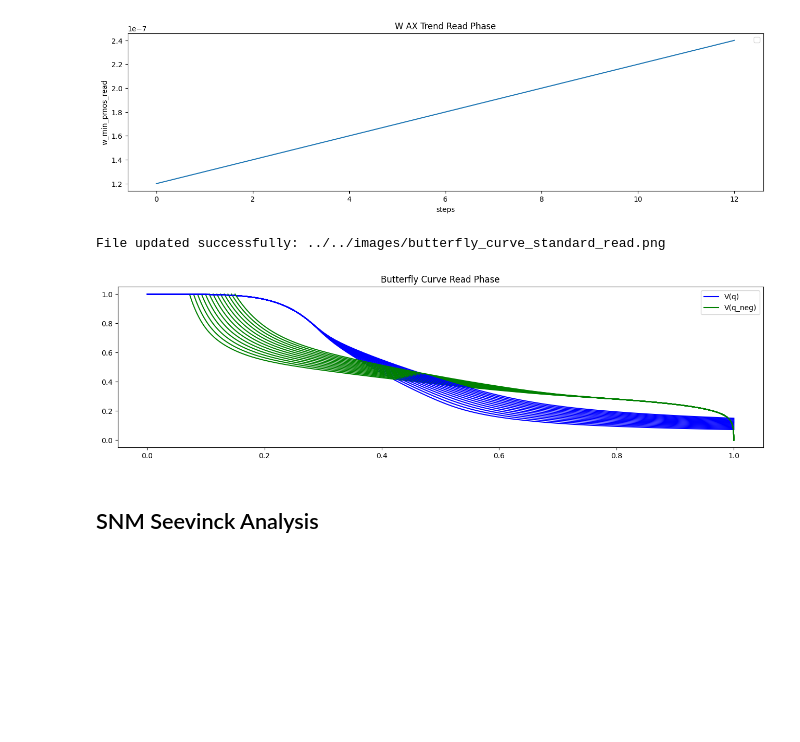
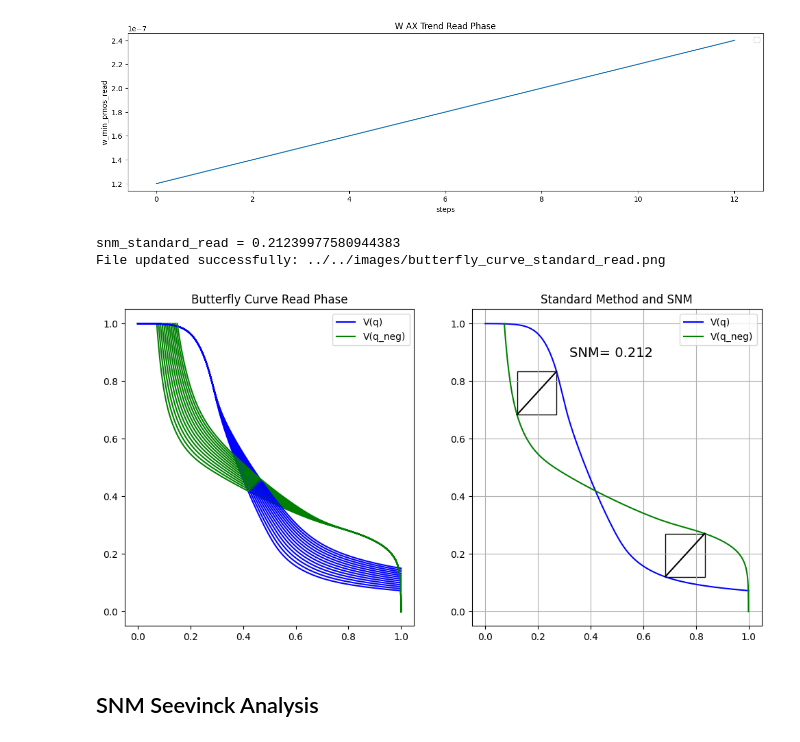
Before and after one commit to gubbriaco/sram-analysis, a Jupyter notebook: python/drv-analysis/drv_analysis.ipynb, the cells around one changed output. Cells and saved outputs as stored; diff of their text form; code cells hidden in the pictures; blank space fills up the shorter version.

Commit message:
seevinck snm processing algorithm design

```diff
--- a/python/drv-analysis/drv_analysis.ipynb
+++ b/python/drv-analysis/drv_analysis.ipynb
@@ -208,19 +210,33 @@ w_ax_standard_read = [1.2e-07, 1.3e-07, 1.4e-07, 1.5e-07, 1.6e-07, 1.7e-07, 1.8e
 File updated successfully: ../../images/w_ax_standard_read.png
 [figure]
 # %%
-plt.figure(figsize=(16, 4))
+fig, axs = plt.subplots(1, 2, figsize=(12, 6))
+x_vq_standard_read = []
+vq_standard_read = []
+x_vqneg_standard_read = []
+vqneg_standard_read = []
 for step in range(len(steps)):
-    plt.plot(vsweep_standard_read.get_wave(step), v_q_standard_read.get_wave(step), label=steps[step], color='blue')
-    plt.plot(v_q_standard_read.get_wave(step), vsweep_standard_read.get_wave(step), label=steps[step], color='green')
-plt.title("Butterfly Curve Read Phase")
-plt.legend(["V(q)", "V(q_neg)"])
+    x_vq_standard_read.append(vsweep_standard_read.get_wave(step))
+    vq_standard_read.append(v_q_standard_read.get_wave(step))
+    x_vqneg_standard_read.append(v_q_standard_read.get_wave(step))
+    vqneg_standard_read.append(vsweep_standard_read.get_wave(step))
+    axs[0].plot(vsweep_standard_read.get_wave(step), v_q_standard_read.get_wave(step), label=steps[step], color='blue')
+    axs[0].plot(v_q_standard_read.get_wave(step), vsweep_standard_read.get_wave(step), label=steps[step], color='green')
+axs[0].set_title("Butterfly Curve Read Phase")
+axs[0].legend(["V(q)", "V(q_neg)"])
+
+w_ax_pick_pos_standard_read = 0
+snm_standard_read = standard_processing(x_vq=x_vq_standard_read[w_ax_pick_pos_standard_read], vq=vq_standard_read[w_ax_pick_pos_standard_read], x_vqneg=x_vqneg_standard_read[w_ax_pick_pos_standard_read], vqneg=vqneg_standard_read[w_ax_pick_pos_standard_read], ax=axs[1])
+print(f'snm_standard_read = {snm_standard_read}')
+
 butterfly_curve_standard_read_path_image = os.path.join(images, "butterfly_curve_standard_read.png")
 check_output_image(butterfly_curve_standard_read_path_image)
 plt.savefig(butterfly_curve_standard_read_path_image)
 plt.show()
 # %% [output]
+snm_standard_read = 0.21239977580944383
 File updated successfully: ../../images/butterfly_curve_standard_read.png
-[figure, old version]
+[figure, new version]
 # %% [markdown]
 <h2>SNM Seevinck Analysis</h2>
 # %% [markdown]
```
Also changed, not shown: parts of 4 cells of this notebook, 11 other files.
